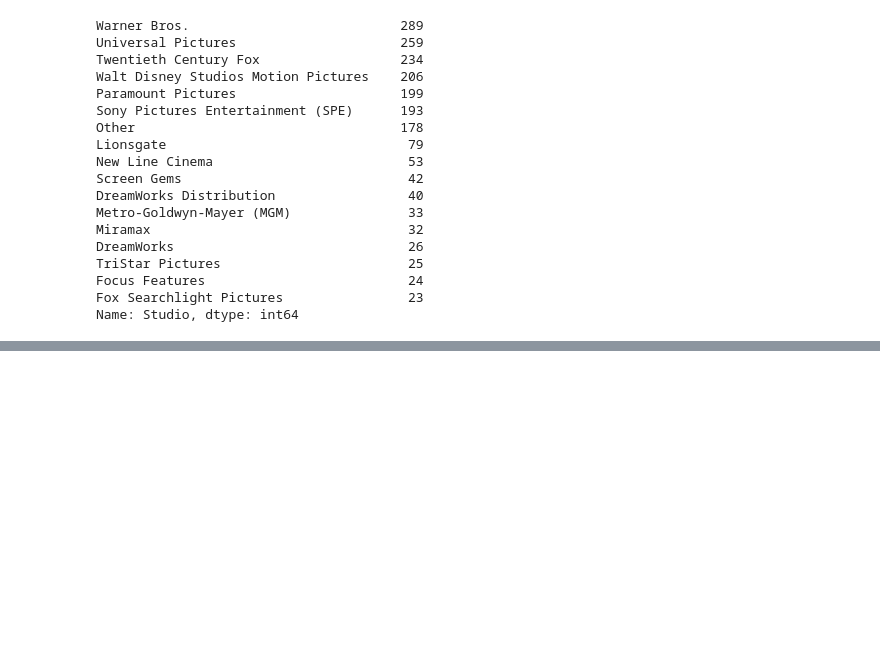
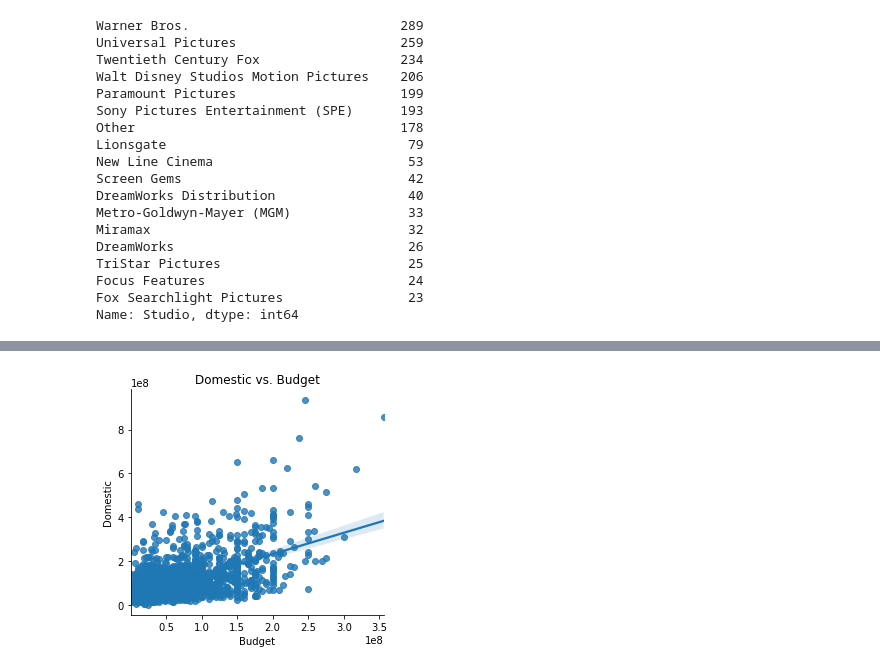
Before and after one commit to jpizzollo/Movie_Regression, a Jupyter notebook: Predicting_Earnings.ipynb, the cells around one changed output, grey strips where cells are left out. Cells and saved outputs as stored; diff of their text form; code cells hidden in the pictures; blank space fills up the shorter version.

```diff
--- a/Predicting_Earnings.ipynb
+++ b/Predicting_Earnings.ipynb
@@ -340,0 +272,7 @@ pd.to_datetime('2019-06-20').month
+# %%
+sns.lmplot(x='Budget', y='Domestic',\
+           data=movies_df, fit_reg=True, height=4)
+ax = plt.gca()
+ax.set_title('Domestic vs. Budget');
+# %% [output]
+[figure, added]
```
Also changed, not shown: parts of 89 cells of this notebook.
